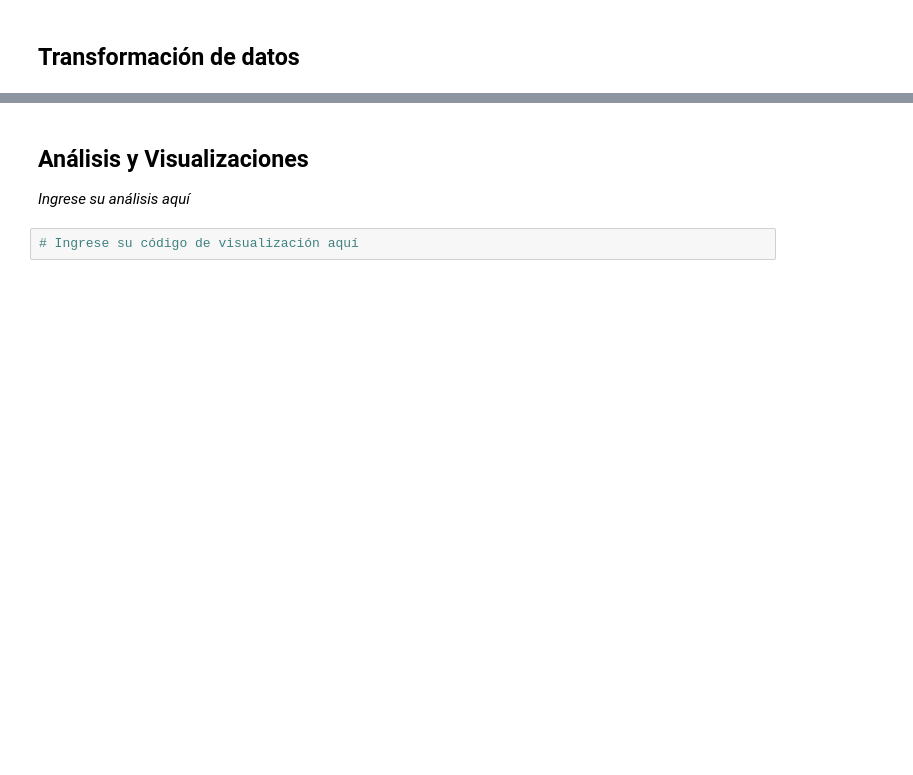
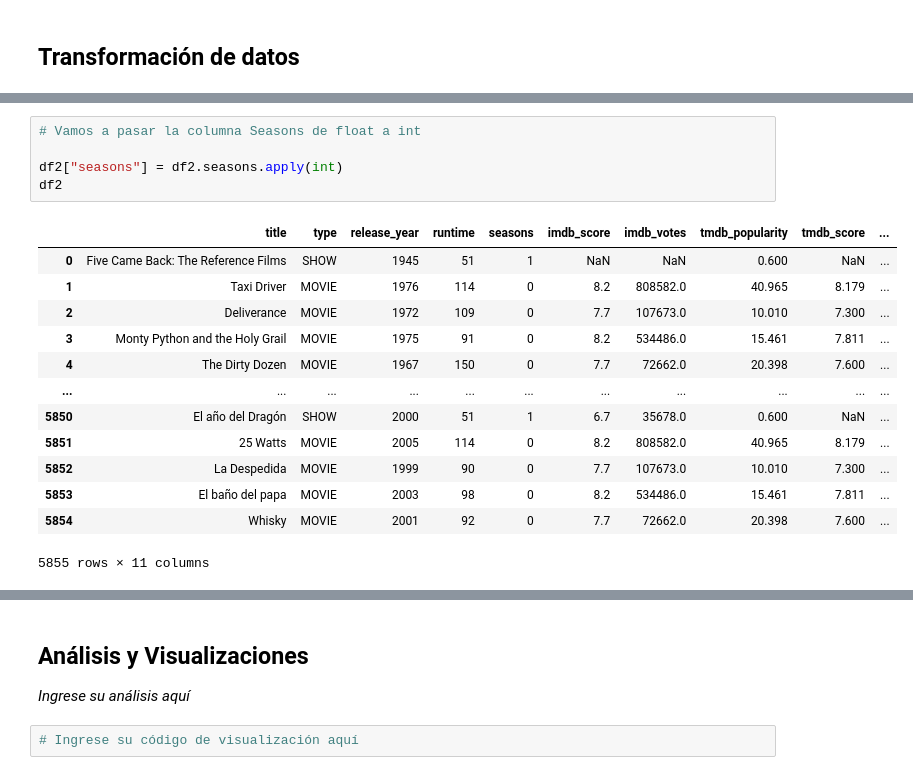
Before and after one commit to gejocastro/entrega-final-ad22, a Jupyter notebook: examen_data_analysis.ipynb, the cells around one changed output, grey strips where cells are left out. Drawn from its saved outputs; the diff is of its cells as text; blank space fills up the shorter version.

```diff
--- a/examen_data_analysis.ipynb
+++ b/examen_data_analysis.ipynb
@@ -258,0 +310,19 @@ sns.displot(data=df3, x="release_year", col="type", kde=True)
+# %%
+# Vamos a pasar la columna Seasons de float a int
+
+df2["seasons"] = df2.seasons.apply(int)
+df2
+# %% [output]
+|  | title | type | release_year | runtime | seasons | imdb_score | imdb_votes | tmdb_popularity | tmdb_score | ... |
+| 0 | Five Came Back: The Reference Films | SHOW | 1945 | 51 | 1 | NaN | NaN | 0.600 | NaN | ... |
+| 1 | Taxi Driver | MOVIE | 1976 | 114 | 0 | 8.2 | 808582.0 | 40.965 | 8.179 | ... |
+| 2 | Deliverance | MOVIE | 1972 | 109 | 0 | 7.7 | 107673.0 | 10.010 | 7.300 | ... |
+| 3 | Monty Python and the Holy Grail | MOVIE | 1975 | 91 | 0 | 8.2 | 534486.0 | 15.461 | 7.811 | ... |
+| 4 | The Dirty Dozen | MOVIE | 1967 | 150 | 0 | 7.7 | 72662.0 | 20.398 | 7.600 | ... |
+| ... | ... | ... | ... | ... | ... | ... | ... | ... | ... | ... |
+| 5850 | El año del Dragón | SHOW | 2000 | 51 | 1 | 6.7 | 35678.0 | 0.600 | NaN | ... |
+| 5851 | 25 Watts | MOVIE | 2005 | 114 | 0 | 8.2 | 808582.0 | 40.965 | 8.179 | ... |
+| 5852 | La Despedida | MOVIE | 1999 | 90 | 0 | 7.7 | 107673.0 | 10.010 | 7.300 | ... |
+| 5853 | El baño del papa | MOVIE | 2003 | 98 | 0 | 8.2 | 534486.0 | 15.461 | 7.811 | ... |
+| 5854 | Whisky | MOVIE | 2001 | 92 | 0 | 7.7 | 72662.0 | 20.398 | 7.600 | ... |
+5855 rows × 11 columns
```
Also changed, not shown: parts of 37 cells of this notebook.
